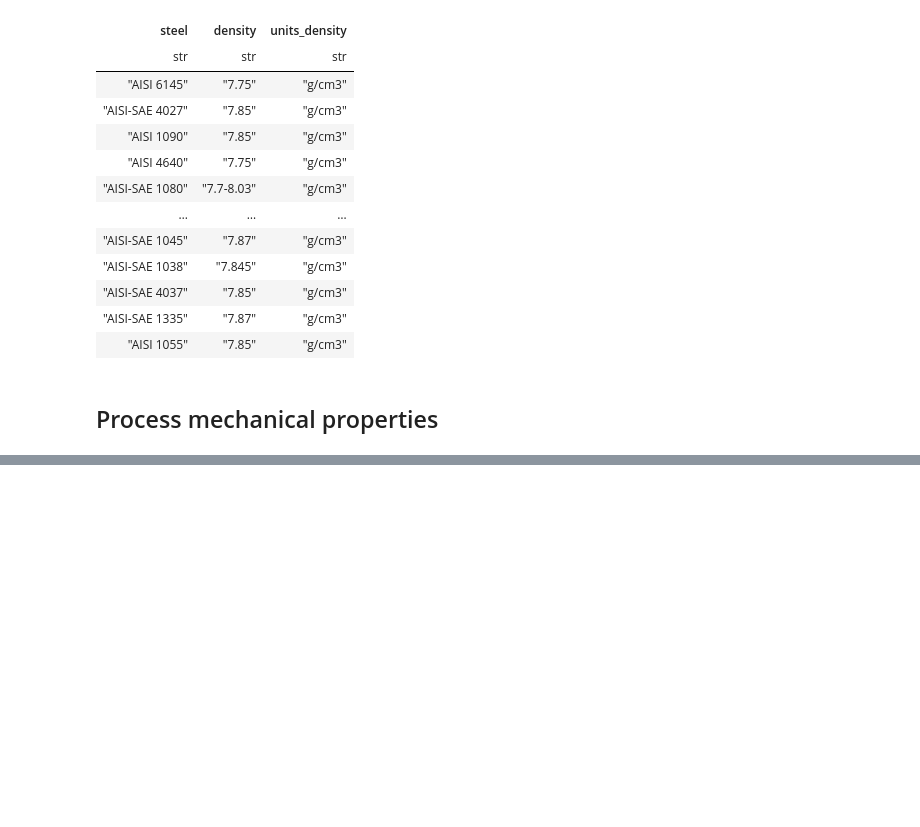
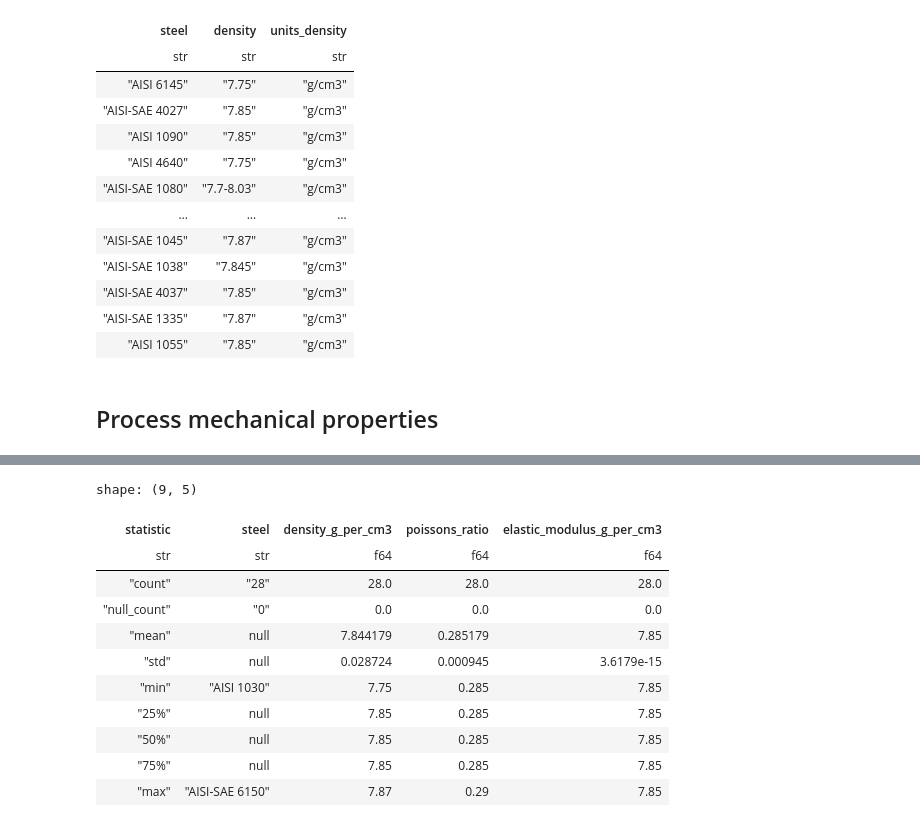
Before and after one commit to Nate-Sheibley/Mild-Steel-Tempering, a Jupyter notebook: Mild_Steel_Tempering-main.ipynb, the cells around one changed output, grey strips where cells are left out. Saved outputs shown, nothing was run; the diff lists cells and outputs as text; code cells hidden in the pictures; blank space fills up the shorter version.

```diff
--- a/Mild_Steel_Tempering-main.ipynb
+++ b/Mild_Steel_Tempering-main.ipynb
@@ -625,0 +710,14 @@ df_steel_properties.write_csv(f'{resources_path}/scraped_properties.csv')
+# %%
+# string to number conversion that is aware all values are decimal, but not all have decimal points
+def if_no_decimal_point(num):
+    #If leading 0 followed by number then replace leading 0 with "0."
+    regex = r"^0\d"
+    if re.search(regex, num):
+        #replace the
+        num = re.sub("^0", "0.", num)
+    return np.float64(num)
+
+def strip_string(string):
+    return string.strip()
+# %%
+df_scraped_clean = df_scraped_unit_header.clone()
@@ -625,0 +726,36 @@ df_steel_properties.write_csv(f'{resources_path}/scraped_properties.csv')
+# %%
+# Split the range froma string into two strings of numbers
+s_split = df_scraped_clean['density_g_per_cm3'].str.split('-')
+# Convert these decimal points to numbers
+s_numeric_l = s_split.map_elements(lambda x: list(map(if_no_decimal_point, x)))
+# take middle of the two values
+s_meand = s_numeric_l.list.mean()
+# %%
+
+df_scraped_clean.with_columns(density_g_per_cm3 = s_meand)
+# AISI-SAE 5160 and AISI-SAE 6150 use a different dash than the others for the pr range
+# Discovered when 2 nulls showed up after processing
+    # mean could not process the string and resulted in a null
+s_same_dashes = df_scraped_clean["poissons_ratio"].str.replace('–', '-')
+# Split the range froma string into two strings of numbers
+s_split = s_same_dashes.str.split('-')
+# Convert these decimal points to numbers
+s_numeric_l = s_split.map_elements(lambda x: list(map(if_no_decimal_point, x)))
+# take middle of the two values
+s_meanp = s_numeric_l.list.mean()
+# %%
+df_clean = df_scraped_clean.with_columns(poissons_ratio = s_meanp, density_g_per_cm3 = s_meand)
+df_clean.describe()
+# %% [output]
+shape: (9, 5)
+| statistic | steel | density_g_per_cm3 | poissons_ratio | elastic_modulus_g_per_cm3 |
+| str | str | f64 | f64 | f64 |
+| "count" | "28" | 28.0 | 28.0 | 28.0 |
+| "null_count" | "0" | 0.0 | 0.0 | 0.0 |
+| "mean" | null | 7.844179 | 0.285179 | 7.85 |
+| "std" | null | 0.028724 | 0.000945 | 3.6179e-15 |
+| "min" | "AISI 1030" | 7.75 | 0.285 | 7.85 |
+| "25%" | null | 7.85 | 0.285 | 7.85 |
+| "50%" | null | 7.85 | 0.285 | 7.85 |
+| "75%" | null | 7.85 | 0.285 | 7.85 |
+| "max" | "AISI-SAE 6150" | 7.87 | 0.29 | 7.85 |
```
Also changed, not shown: parts of 14 cells of this notebook.
